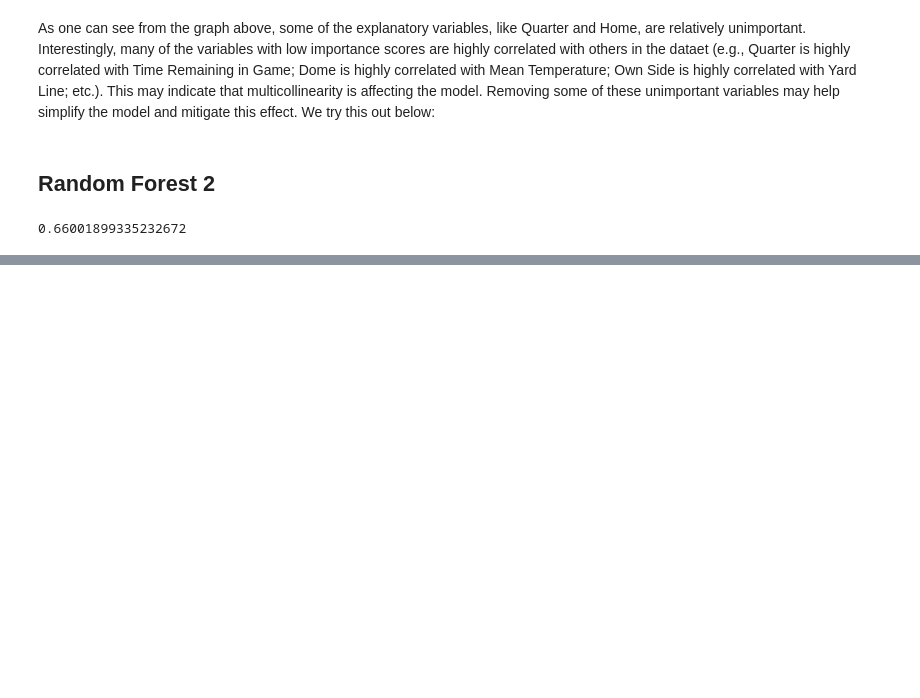
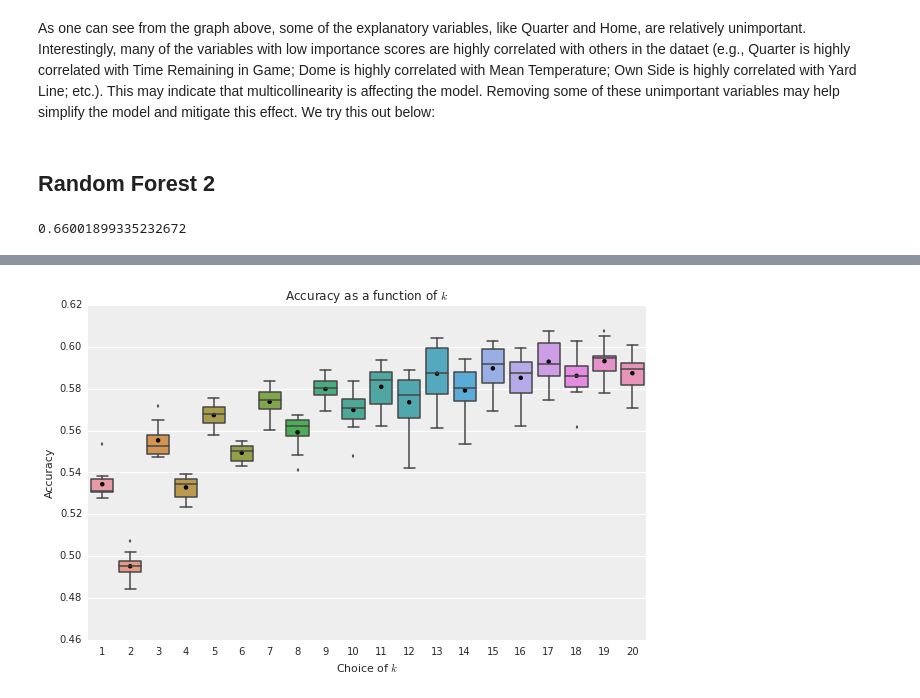
Before and after one commit to araftery/cs109-final-project, a Jupyter notebook: notebook.ipynb, the cells around one changed output, grey strips where cells are left out. Cells and saved outputs as stored; diff of their text form; code cells hidden in the pictures; blank space fills up the shorter version.

Commit message:
add k nearest neighbors

```diff
--- a/notebook.ipynb
+++ b/notebook.ipynb
@@ -315,0 +329,10 @@ classifier.score(x_test, y_test)
+# %%
+import sklearn
+
+## based on code from HW3 solution
+k = np.arange(20)+1
+
+parameters = {'n_neighbors': k}
+knn = sklearn.neighbors.KNeighborsClassifier()
+clf = sklearn.grid_search.GridSearchCV(knn, parameters, cv=10)
+clf.fit(x_train, y_train)
@@ -315,0 +348,14 @@ classifier.score(x_test, y_test)
+# %%
+a = clf.grid_scores_
+scores = [b.cv_validation_scores for b in a]
+
+score_means = np.mean(scores, axis=1)
+
+sns.boxplot(scores)
+plt.scatter(k,score_means, c='k', zorder=2)
+plt.title('Accuracy as a function of $k$')
+plt.ylabel('Accuracy')
+plt.xlabel('Choice of $k$')
+plt.show()
+# %% [output]
+[figure, added]
```
Also changed, not shown: parts of 4 cells of this notebook.
